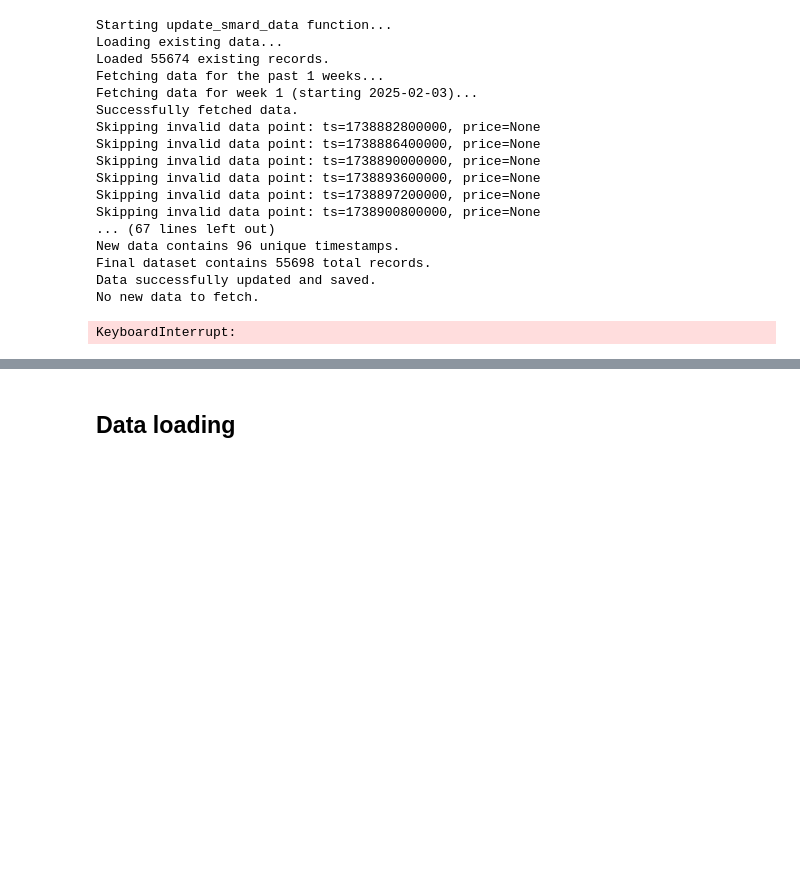
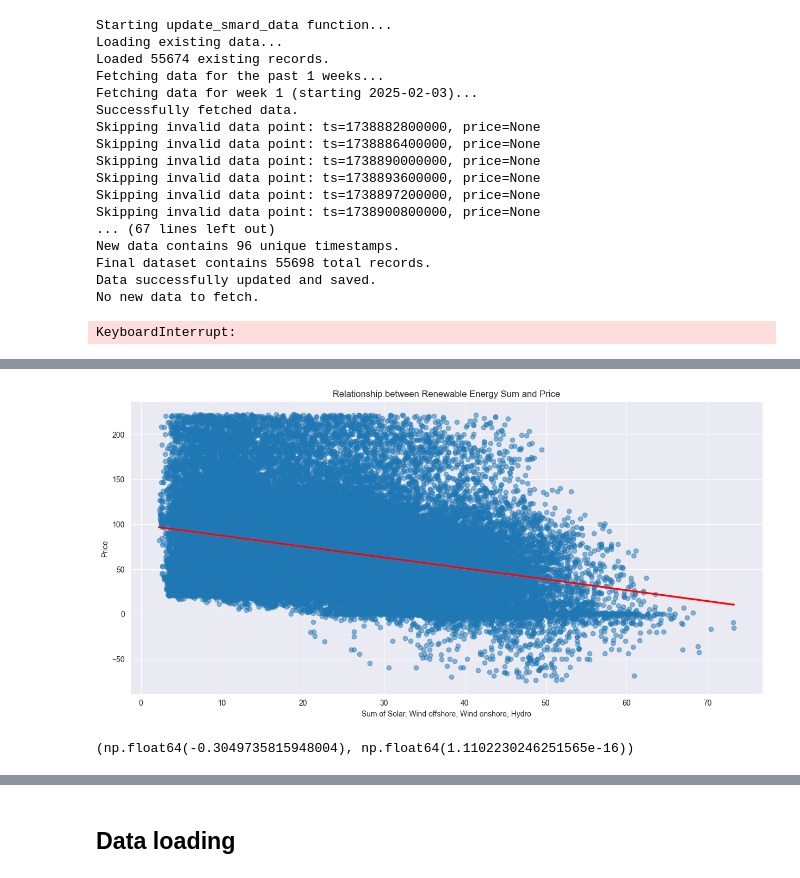
Before and after one commit to YukaNakamoto/LSDI-Project-, a Jupyter notebook: hand_in/notebook.ipynb, the cells around one changed output, grey strips where cells are left out. Cells and saved outputs as stored; diff of their text form; code cells hidden in the pictures; blank space fills up the shorter version.

```diff
--- a/hand_in/notebook.ipynb
+++ b/hand_in/notebook.ipynb
@@ -58,0 +139,52 @@ Checkbox(value=False, description='Normalize')
+# %%
+price_df = pd.read_csv('../data/day_ahead_energy_prices.csv')
+price_df.rename(columns={"Datetime": "Timestamp", "hourly day-ahead energy price": "Price"}, inplace=True)
+
+min_price = -74.44
+max_price = 222.01
+
+# Filter the dataframe to remove rows with energy prices outside the range
+price_df = price_df[
+    (price_df['Price'] >= min_price) &
+    (price_df['Price'] <= max_price)
+]
+
+# energy_mix_df = pd.read_csv("../data/hourly_market_mix_delta_abs.csv")
+energy_mix_df = pd.read_csv("../data/hourly_market_mix_cleaned.csv")
+# Merge datasets on timestamp
+merged_df = pd.merge(energy_mix_df, price_df, on='Timestamp', how='inner')
+
+# Set the Timestamp column as the index
+merged_df.set_index('Timestamp', inplace=True)
+
+# Calculate the sum of the specified columns
+min_price = -74.44
+max_price = 222.01
+
+# Filter the dataframe to remove rows with energy prices outside the range
+merged_df = merged_df[
+    (merged_df['Price'] >= min_price) &
+    (merged_df['Price'] <= max_price)
+]
+
+merged_df['Renewable_Sum'] = merged_df[['Solar', 'Wind offshore', 'Wind onshore', 'Hydro']].sum(axis=1)
+# Plot the relationship with a correlation line
+plt.figure(figsize=(15, 7))
+sns.regplot(x='Renewable_Sum', y='Price', data=merged_df, scatter_kws={'alpha':0.5}, line_kws={"color":"red"})
+plt.title('Relationship between Renewable Energy Sum and Price')
+plt.xlabel('Sum of Solar, Wind offshore, Wind onshore, Hydro')
+plt.ylabel('Price')
+plt.grid(True)
+plt.show()
+
+r, p_two_tailed = pearsonr(merged_df[['Solar', 'Wind offshore', 'Wind onshore', 'Hydro']].sum(axis=1), merged_df['Price'])
+
+if p_two_tailed == 0.0:
+    p_two_tailed = np.finfo(float).eps  # Assign the smallest positive float value
+
+p_one_tailed = p_two_tailed / 2
+
+r,  p_one_tailed
+# %% [output]
+[figure, added]
+(np.float64(-0.3049735815948004), np.float64(1.1102230246251565e-16))
```
Also changed, not shown: parts of 28 cells of this notebook.
